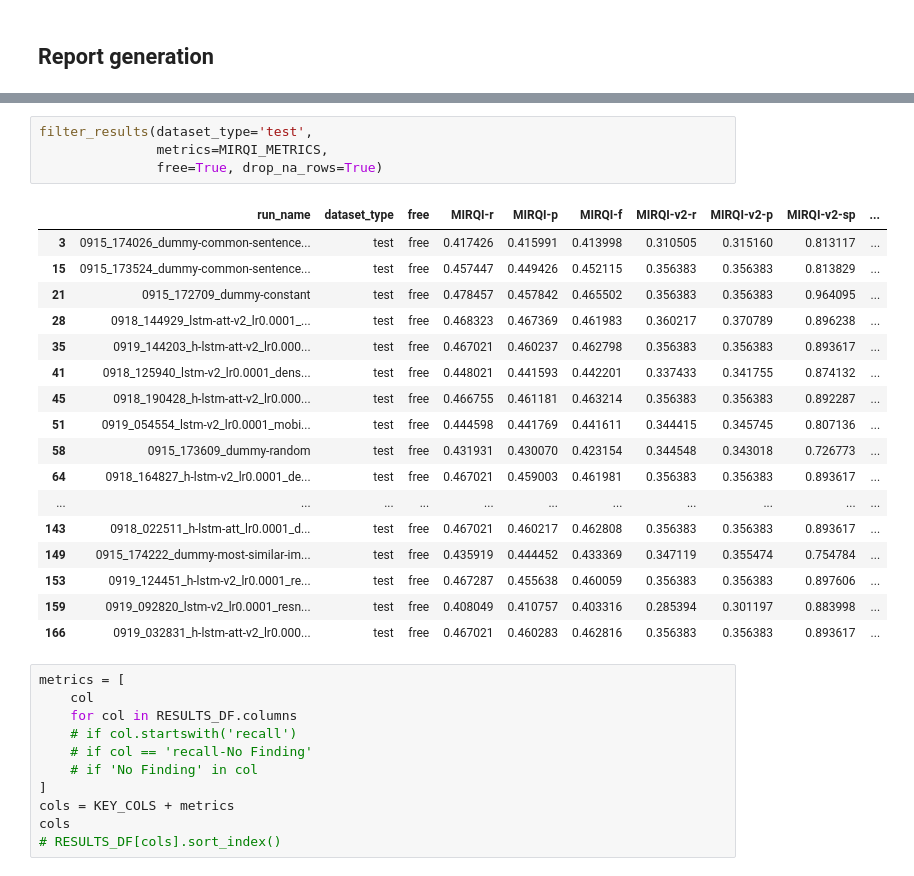
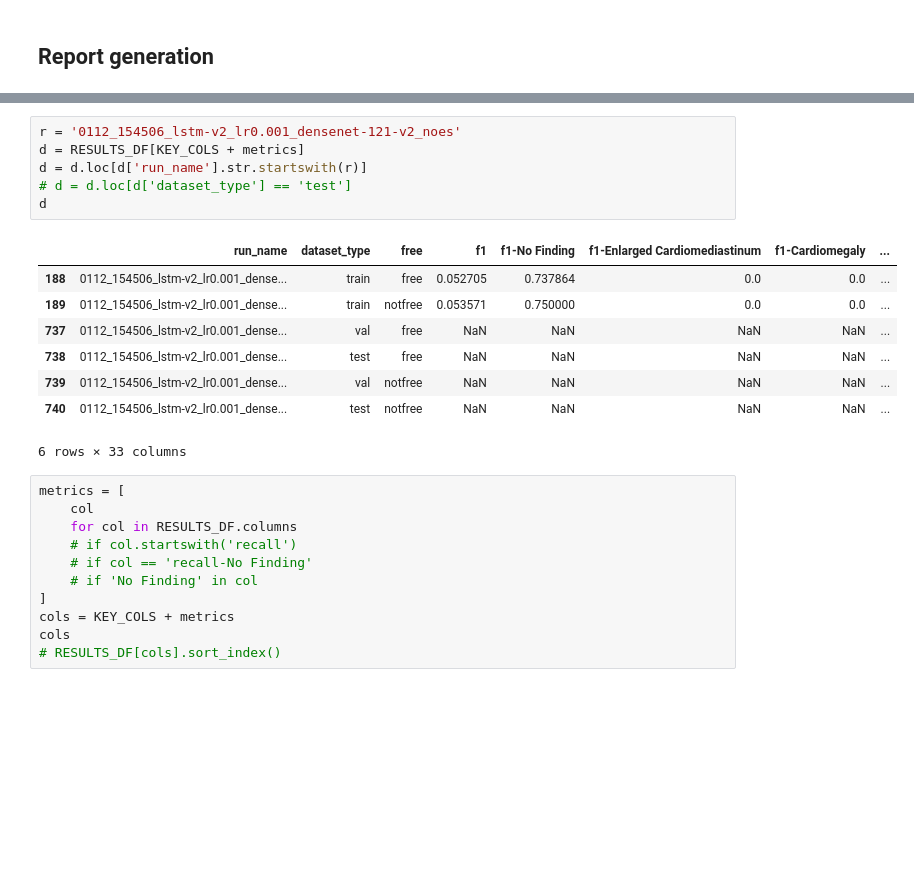
Before and after one commit to pdpino/medical-ai, a Jupyter notebook: medai/notebooks/results.ipynb, the cells around one changed output, grey strips where cells are left out. Saved outputs shown, nothing was run; the diff lists cells and outputs as text; blank space fills up the shorter version.

```diff
--- a/medai/notebooks/results.ipynb
+++ b/medai/notebooks/results.ipynb
@@ -238,25 +248,18 @@ filter_results(contains='^01',
-# %%
-filter_results(dataset_type='test',
-               metrics=MIRQI_METRICS,
-               free=True, drop_na_rows=True)
-# %% [output]
-|  | run_name | dataset_type | free | MIRQI-r | MIRQI-p | MIRQI-f | MIRQI-v2-r | MIRQI-v2-p | MIRQI-v2-sp | ... |
-| 3 | 0915_174026_dummy-common-sentence... | test | free | 0.417426 | 0.415991 | 0.413998 | 0.310505 | 0.315160 | 0.813117 | ... |
-| 15 | 0915_173524_dummy-common-sentence... | test | free | 0.457447 | 0.449426 | 0.452115 | 0.356383 | 0.356383 | 0.813829 | ... |
-| 21 | 0915_172709_dummy-constant | test | free | 0.478457 | 0.457842 | 0.465502 | 0.356383 | 0.356383 | 0.964095 | ... |
-| 28 | 0918_144929_lstm-att-v2_lr0.0001_... | test | free | 0.468323 | 0.467369 | 0.461983 | 0.360217 | 0.370789 | 0.896238 | ... |
-| 35 | 0919_144203_h-lstm-att-v2_lr0.000... | test | free | 0.467021 | 0.460237 | 0.462798 | 0.356383 | 0.356383 | 0.893617 | ... |
-| 41 | 0918_125940_lstm-v2_lr0.0001_dens... | test | free | 0.448021 | 0.441593 | 0.442201 | 0.337433 | 0.341755 | 0.874132 | ... |
-| 45 | 0918_190428_h-lstm-att-v2_lr0.000... | test | free | 0.466755 | 0.461181 | 0.463214 | 0.356383 | 0.356383 | 0.892287 | ... |
-| 51 | 0919_054554_lstm-v2_lr0.0001_mobi... | test | free | 0.444598 | 0.441769 | 0.441611 | 0.344415 | 0.345745 | 0.807136 | ... |
-| 58 | 0915_173609_dummy-random | test | free | 0.431931 | 0.430070 | 0.423154 | 0.344548 | 0.343018 | 0.726773 | ... |
-| 64 | 0918_164827_h-lstm-v2_lr0.0001_de... | test | free | 0.467021 | 0.459003 | 0.461981 | 0.356383 | 0.356383 | 0.893617 | ... |
-| ... | ... | ... | ... | ... | ... | ... | ... | ... | ... | ... |
-| 143 | 0918_022511_h-lstm-att_lr0.0001_d... | test | free | 0.467021 | 0.460217 | 0.462808 | 0.356383 | 0.356383 | 0.893617 | ... |
-| 149 | 0915_174222_dummy-most-similar-im... | test | free | 0.435919 | 0.444452 | 0.433369 | 0.347119 | 0.355474 | 0.754784 | ... |
-| 153 | 0919_124451_h-lstm-v2_lr0.0001_re... | test | free | 0.467287 | 0.455638 | 0.460059 | 0.356383 | 0.356383 | 0.897606 | ... |
-| 159 | 0919_092820_lstm-v2_lr0.0001_resn... | test | free | 0.408049 | 0.410757 | 0.403316 | 0.285394 | 0.301197 | 0.883998 | ... |
-| 166 | 0919_032831_h-lstm-att-v2_lr0.000... | test | free | 0.467021 | 0.460283 | 0.462816 | 0.356383 | 0.356383 | 0.893617 | ... |
+# %%
+r = '0112_154506_lstm-v2_lr0.001_densenet-121-v2_noes'
+d = RESULTS_DF[KEY_COLS + metrics]
+d = d.loc[d['run_name'].str.startswith(r)]
+# d = d.loc[d['dataset_type'] == 'test']
+d
+# %% [output]
+|  | run_name | dataset_type | free | f1 | f1-No Finding | f1-Enlarged Cardiomediastinum | f1-Cardiomegaly | ... |
+| 188 | 0112_154506_lstm-v2_lr0.001_dense... | train | free | 0.052705 | 0.737864 | 0.0 | 0.0 | ... |
+| 189 | 0112_154506_lstm-v2_lr0.001_dense... | train | notfree | 0.053571 | 0.750000 | 0.0 | 0.0 | ... |
+| 737 | 0112_154506_lstm-v2_lr0.001_dense... | val | free | NaN | NaN | NaN | NaN | ... |
+| 738 | 0112_154506_lstm-v2_lr0.001_dense... | test | free | NaN | NaN | NaN | NaN | ... |
+| 739 | 0112_154506_lstm-v2_lr0.001_dense... | val | notfree | NaN | NaN | NaN | NaN | ... |
+| 740 | 0112_154506_lstm-v2_lr0.001_dense... | test | notfree | NaN | NaN | NaN | NaN | ... |
+6 rows × 33 columns
 # %%
 metrics = [
     col
```
Also changed, not shown: parts of 13 cells of this notebook, 10 other files.
